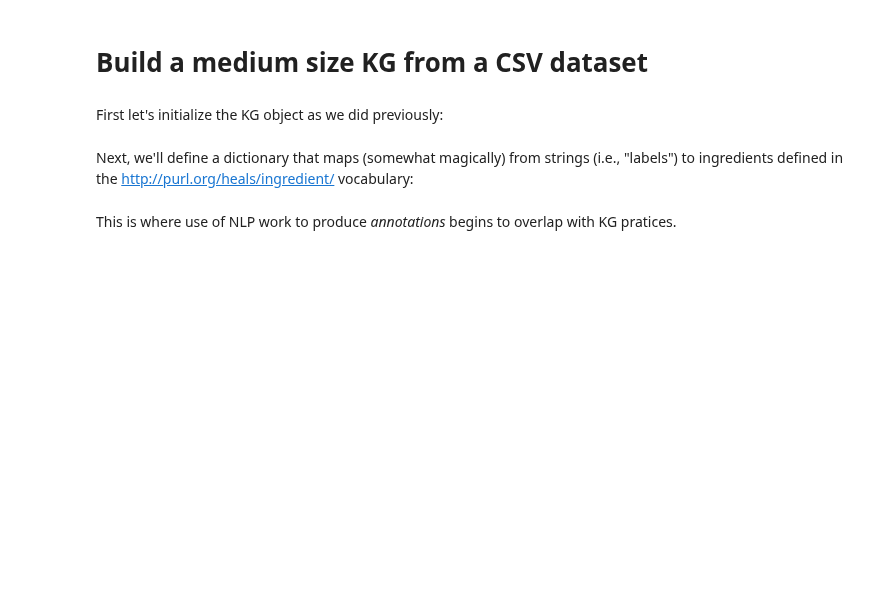
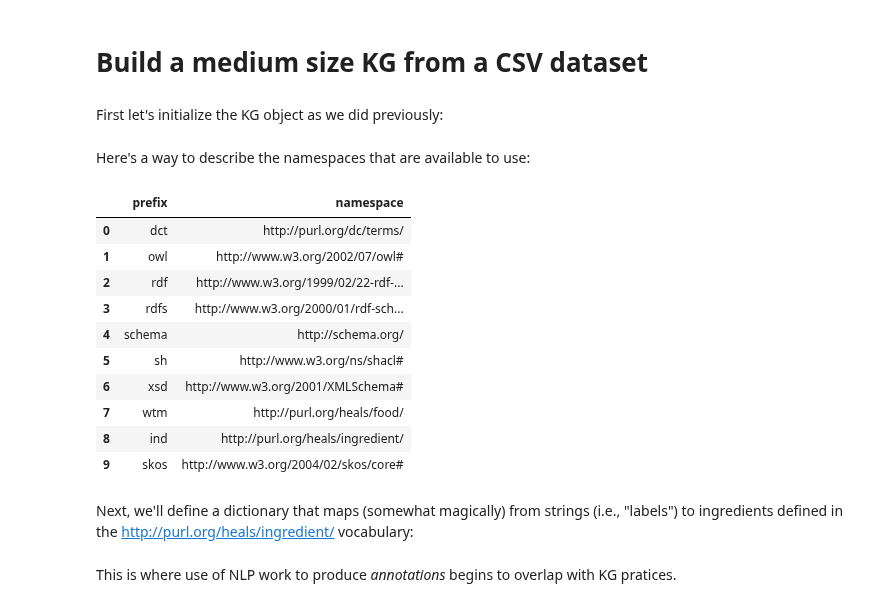
Before and after one commit to DerwenAI/kglab, a Jupyter notebook: examples/ex2_0.ipynb, the cells around one changed output. Drawn from its saved outputs; the diff is of its cells as text; code cells hidden in the pictures; blank space fills up the shorter version.

```diff
--- a/examples/ex2_0.ipynb
+++ b/examples/ex2_0.ipynb
@@ -20,6 +20,22 @@ kg = kglab.KnowledgeGraph(
     language = "en",
     namespaces = namespaces,
     )
+# %% [markdown]
+Here's a way to describe the namespaces that are available to use:
+# %%
+kg.describe_ns()
+# %% [output]
+|  | prefix | namespace |
+| 0 | dct | http://purl.org/dc/terms/ |
+| 1 | owl | http://www.w3.org/2002/07/owl# |
+| 2 | rdf | http://www.w3.org/1999/02/22-rdf-... |
+| 3 | rdfs | http://www.w3.org/2000/01/rdf-sch... |
+| 4 | schema | http://schema.org/ |
+| 5 | sh | http://www.w3.org/ns/shacl# |
+| 6 | xsd | http://www.w3.org/2001/XMLSchema# |
+| 7 | wtm | http://purl.org/heals/food/ |
+| 8 | ind | http://purl.org/heals/ingredient/ |
+| 9 | skos | http://www.w3.org/2004/02/skos/core# |
 # %% [markdown]
 Next, we'll define a dictionary that maps (somewhat magically) from strings (i.e., "labels") to ingredients defined in the <http://purl.org/heals/ingredient/> vocabulary:
 # %%
```
Also changed, not shown: parts of 3 cells of this notebook, 23 other files.
